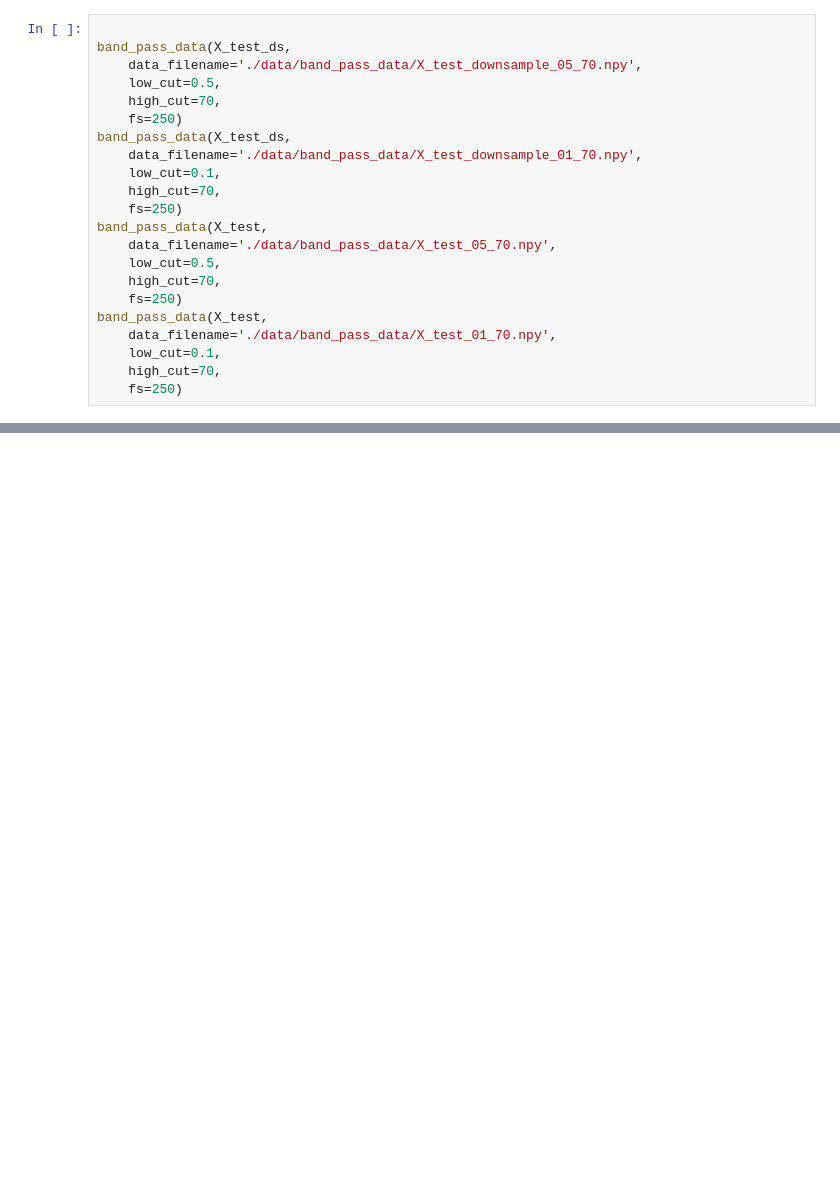
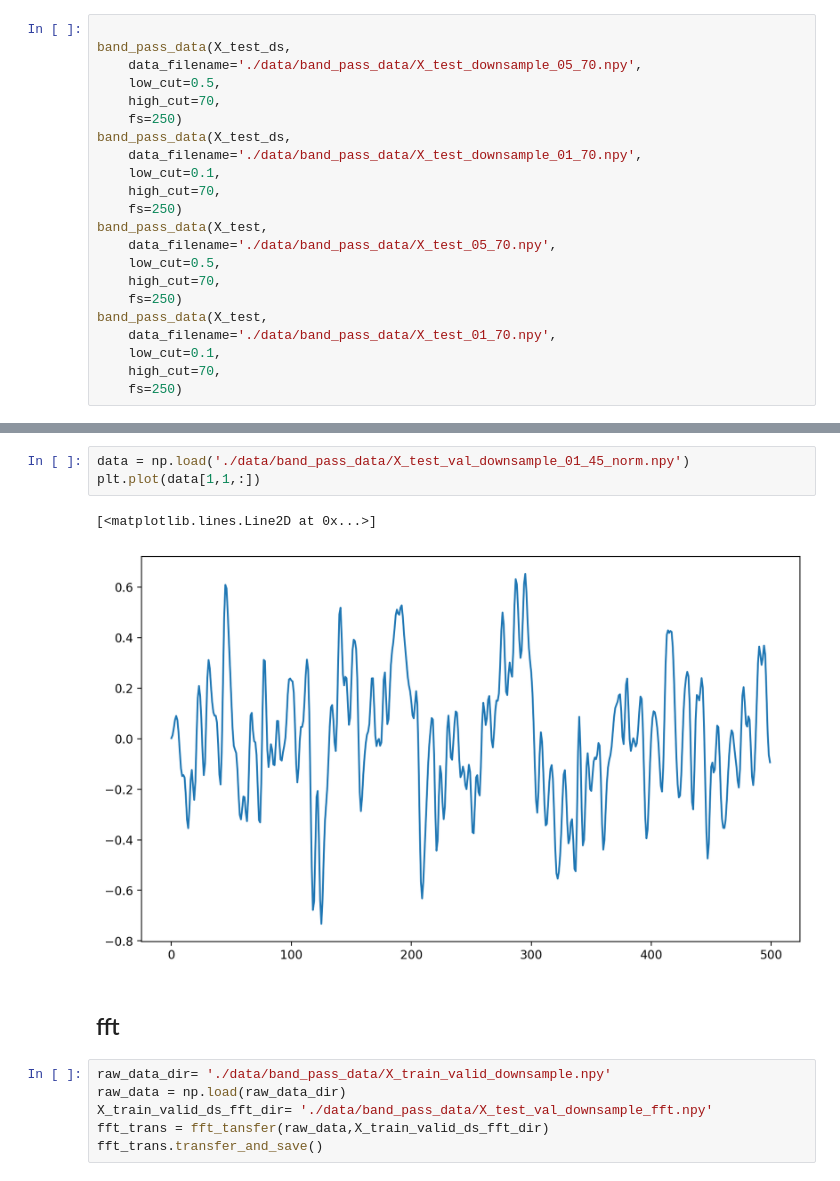
Before and after one commit to RX-0-95/EEG_Classification, a Jupyter notebook: data_process.ipynb, the cells around one changed output, grey strips where cells are left out. Cells and saved outputs as stored; diff of their text form; blank space fills up the shorter version.

```diff
--- a/data_process.ipynb
+++ b/data_process.ipynb
@@ -191,0 +228,14 @@ band_pass_data(X_test,
+# %%
+data = np.load('./data/band_pass_data/X_test_val_downsample_01_45_norm.npy')
+plt.plot(data[1,1,:])
+# %% [output]
+[<matplotlib.lines.Line2D at 0x...>]
+[figure, added]
+# %% [markdown]
+## fft
+# %%
+raw_data_dir= './data/band_pass_data/X_train_valid_downsample.npy'
+raw_data = np.load(raw_data_dir)
+X_train_valid_ds_fft_dir= './data/band_pass_data/X_test_val_downsample_fft.npy'
+fft_trans = fft_tansfer(raw_data,X_train_valid_ds_fft_dir)
+fft_trans.transfer_and_save()
```
Also changed, not shown: parts of 14 cells of this notebook, 13 other files.
